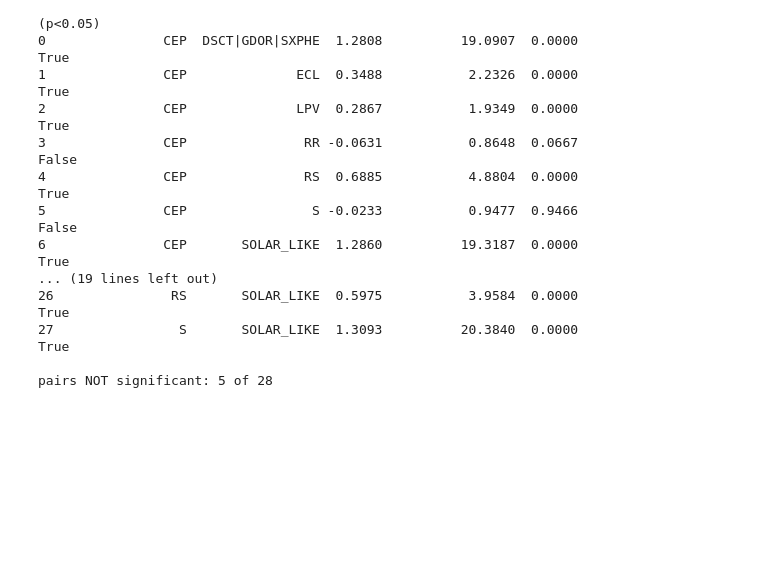
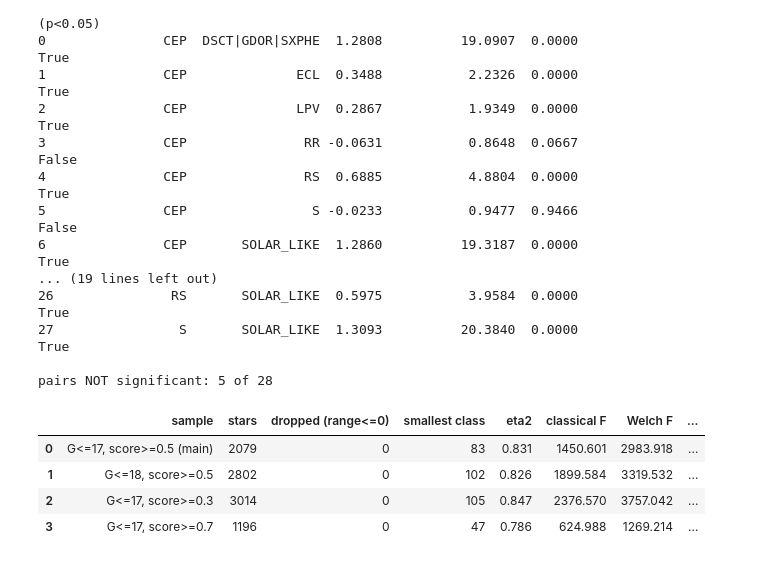
Before and after one commit to ananyamakkar/stellar-variability, a Jupyter notebook: notebooks/04_class_comparison.ipynb, the cells around one changed output. Cells and saved outputs as stored; diff of their text form; code cells hidden in the pictures; blank space fills up the shorter version.

Commit message:
ANOVA sensitivity to sample cuts

```diff
--- a/notebooks/04_class_comparison.ipynb
+++ b/notebooks/04_class_comparison.ipynb
@@ -167,3 +167,37 @@ scipy : t = 59.08594909348712 | df = 157.26893689064028
 27                S       SOLAR_LIKE  1.3093          20.3840  0.0000                  True
 
 pairs NOT significant: 5 of 28
+# %%
+from statsmodels.stats.oneway import anova_oneway
+from stats_toolkit import one_way_anova, games_howell
+
+def anova_summary(df, label):
+    df = df[df["best_class_name"] != "CV"].copy()
+    n_before = len(df)
+    df = df[df["trimmed_range_mag_g_fov"] > 0].copy()       # logs need positive values
+    df["log_amp"] = np.log10(df["trimmed_range_mag_g_fov"])
+    names = sorted(df["best_class_name"].unique())
+    gl = [df.loc[df["best_class_name"] == k, "log_amp"].to_numpy() for k in names]
+    a = one_way_anova(gl)
+    w = anova_oneway(gl, use_var="unequal")
+    g = pd.DataFrame(games_howell(gl, names))
+    return {"sample": label, "stars": len(df), "dropped (range<=0)": n_before - len(df),
+            "smallest class": min(len(x) for x in gl),
+            "eta2": a["eta2"], "classical F": a["F"], "Welch F": w.statistic,
+            "pairs not significant (of 28)": int((g["p"] >= 0.05).sum())}
+
+G = c["phot_g_mean_mag"]
+samples = {
+    "G<=17, score>=0.5 (main)": c[(G <= 17) & c["score_ge_05"]],
+    "G<=18, score>=0.5":        c[(G <= 18) & c["score_ge_05"]],
+    "G<=17, score>=0.3":        c[(G <= 17) & c["score_ge_03"]],
+    "G<=17, score>=0.7":        c[(G <= 17) & c["score_ge_07"]],
+}
+
+pd.DataFrame([anova_summary(d, k) for k, d in samples.items()]).round(3)
+# %% [output]
+|  | sample | stars | dropped (range<=0) | smallest class | eta2 | classical F | Welch F | ... |
+| 0 | G<=17, score>=0.5 (main) | 2079 | 0 | 83 | 0.831 | 1450.601 | 2983.918 | ... |
+| 1 | G<=18, score>=0.5 | 2802 | 0 | 102 | 0.826 | 1899.584 | 3319.532 | ... |
+| 2 | G<=17, score>=0.3 | 3014 | 0 | 105 | 0.847 | 2376.570 | 3757.042 | ... |
+| 3 | G<=17, score>=0.7 | 1196 | 0 | 47 | 0.786 | 624.988 | 1269.214 | ... |
```
